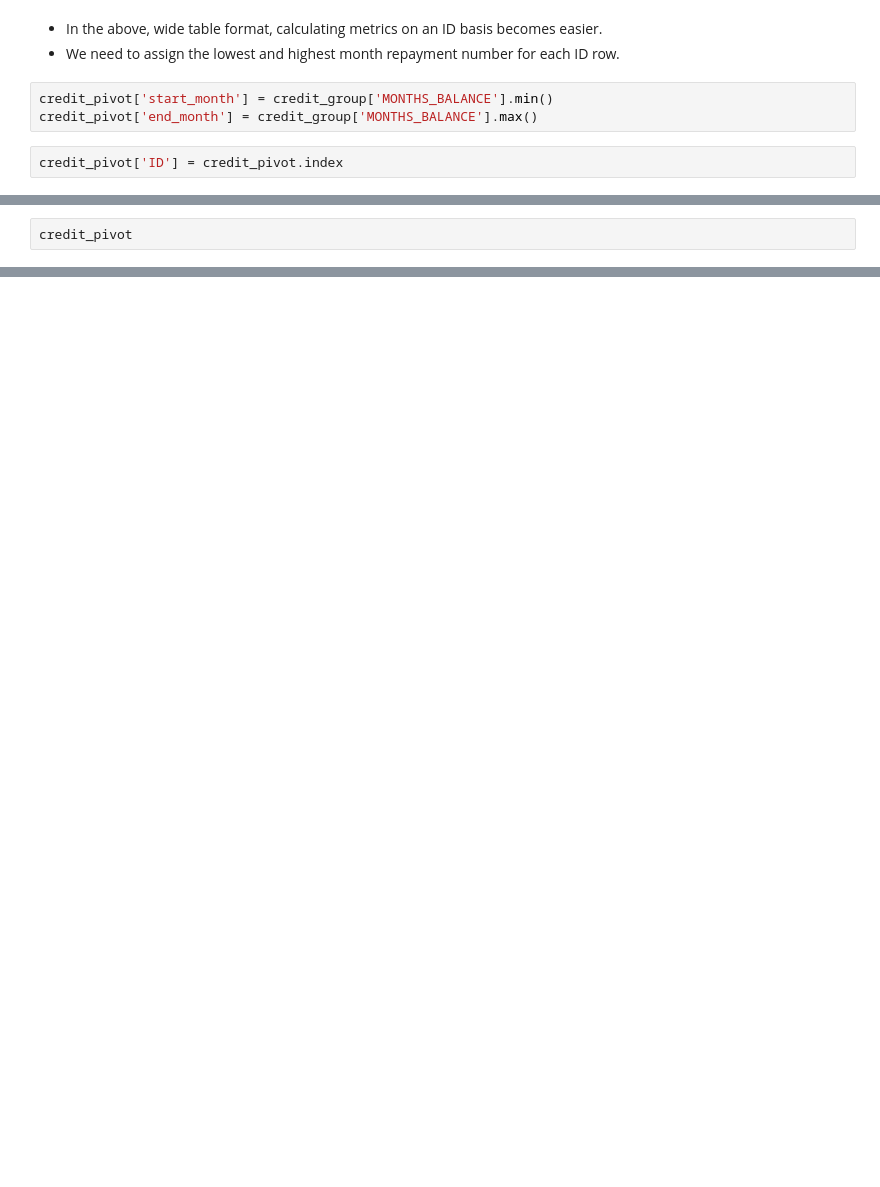
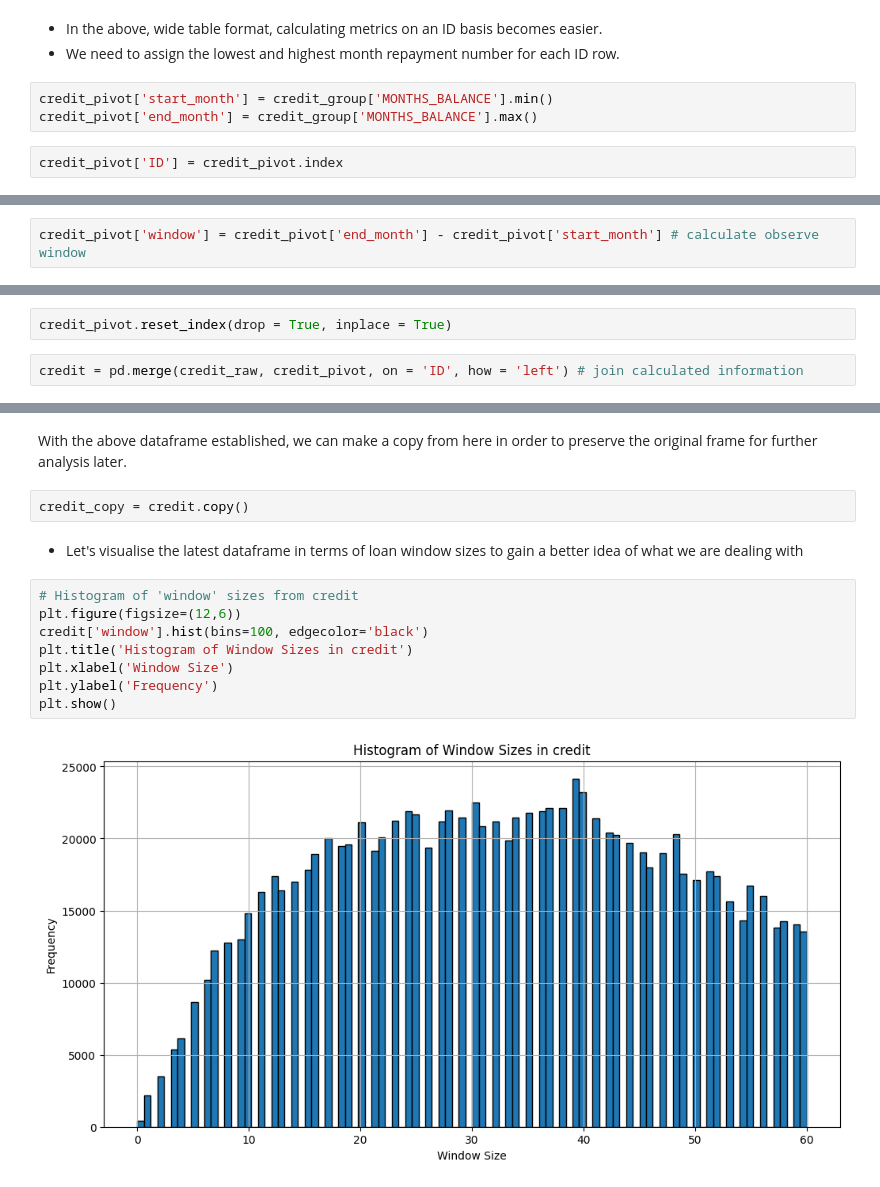
Before and after one commit to LoukasPerdikis/Credit-Card-Approval, a Jupyter notebook: credit_score.ipynb, the cells around one changed output, grey strips where cells are left out. Cells and saved outputs as stored; diff of their text form; blank space fills up the shorter version.

```diff
--- a/credit_score.ipynb
+++ b/credit_score.ipynb
@@ -214,2 +210,2 @@ credit_pivot[['ID', 'start_month', 'end_month']]
 # %%
-credit_pivot
+credit_pivot['window'] = credit_pivot['end_month'] - credit_pivot['start_month'] # calculate observe window
@@ -230,0 +212,4 @@ credit_pivot
+# %%
+credit_pivot.reset_index(drop = True, inplace = True)
+# %%
+credit = pd.merge(credit_raw, credit_pivot, on = 'ID', how = 'left') # join calculated information
@@ -230,0 +225,16 @@ credit_pivot
+# %% [markdown]
+With the above dataframe established, we can make a copy from here in order to preserve the original frame for further analysis later.
+# %%
+credit_copy = credit.copy()
+# %% [markdown]
+* Let's visualise the latest dataframe in terms of loan window sizes to gain a better idea of what we are dealing with
+# %%
+# Histogram of 'window' sizes from credit
+plt.figure(figsize=(12,6))
+credit['window'].hist(bins=100, edgecolor='black')
+plt.title('Histogram of Window Sizes in credit')
+plt.xlabel('Window Size')
+plt.ylabel('Frequency')
+plt.show()
+# %% [output]
+[figure, added]
```
Also changed, not shown: parts of 9 cells of this notebook.
